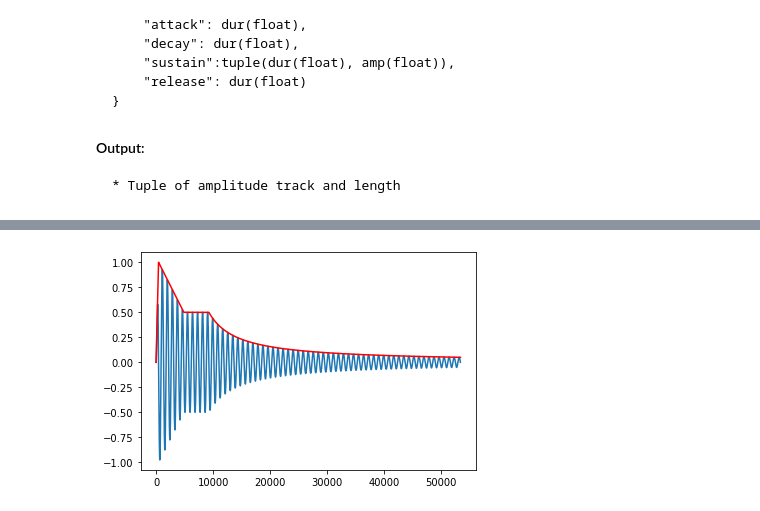
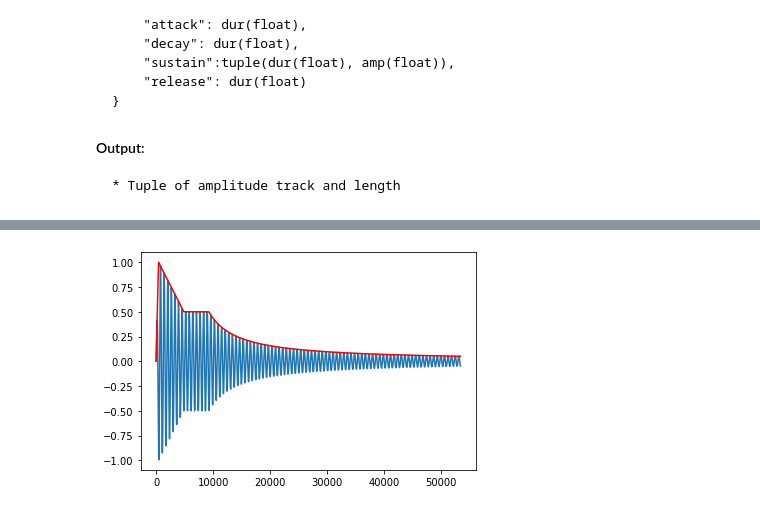
Before and after one commit to avesk/echo-synth, a Jupyter notebook: notebooks/Envelope Construction.ipynb, the cells around one changed output, grey strips where cells are left out. Drawn from its saved outputs; the diff is of its cells as text; code cells hidden in the pictures.

```diff
--- a/notebooks/Envelope Construction.ipynb
+++ b/notebooks/Envelope Construction.ipynb
@@ -47,31 +48,31 @@ envelope = {
 #### Output:
     * Tuple of amplitude track and length
 # %%
-def amplitude_track(envelope={}, srate=44100):
+def envelope_amplitude(envelope={}, srate=44100):
     if envelope == {}:
         return None
 
     attack = np.linspace(0.0, 1.0, int(envelope['attack'] * srate))
     decay = np.linspace(1.0, envelope["sustain"][1], int(envelope['decay'] * srate))
     sustain = np.linspace(envelope["sustain"][1], envelope["sustain"][1], int(envelope['sustain'][0] * srate))
     release = np.reciprocal(np.linspace(1, 10, envelope['release'] * srate )) * envelope["sustain"][1]
 
     amp_track = np.concatenate((attack, decay, sustain, release), axis=None)
 
     return amp_track, amp_track.shape[0]
 
 # Sustain: (dur, amplitude)
 envelope = {
     "attack": 0.01,
     "decay": 0.1,
     "sustain": (0.1, 0.5),
     "release": 1,
 }
-amp_track, length = amplitude_track(envelope)
-signal = oscillator(dur=3, freq=50, wave_type="sinusoid")[:length]
+amp_track, length = envelope_amplitude(envelope)
+signal = oscillator(dur=3, freq=70, wave_type="sinusoid")[:length]
 plt.plot(signal * amp_track)
 plt.plot(amp_track, color='red')
 ipd.Audio(amp_track * signal ,rate=44100)
 # %% [output]
 [interactive output not drawn]
-[figure, old version]
+[figure, new version]
```
Also changed, not shown: parts of 1 cell of this notebook.
